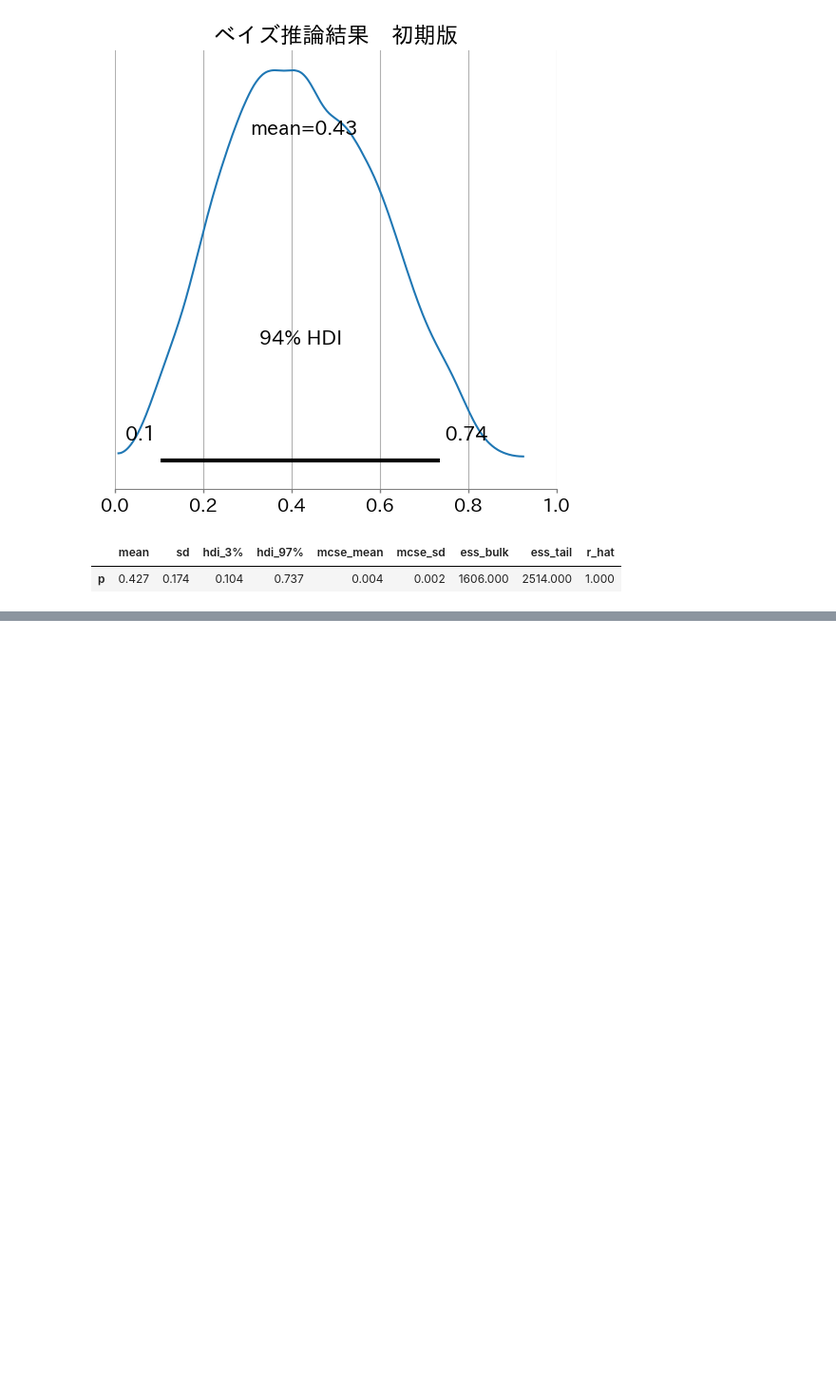
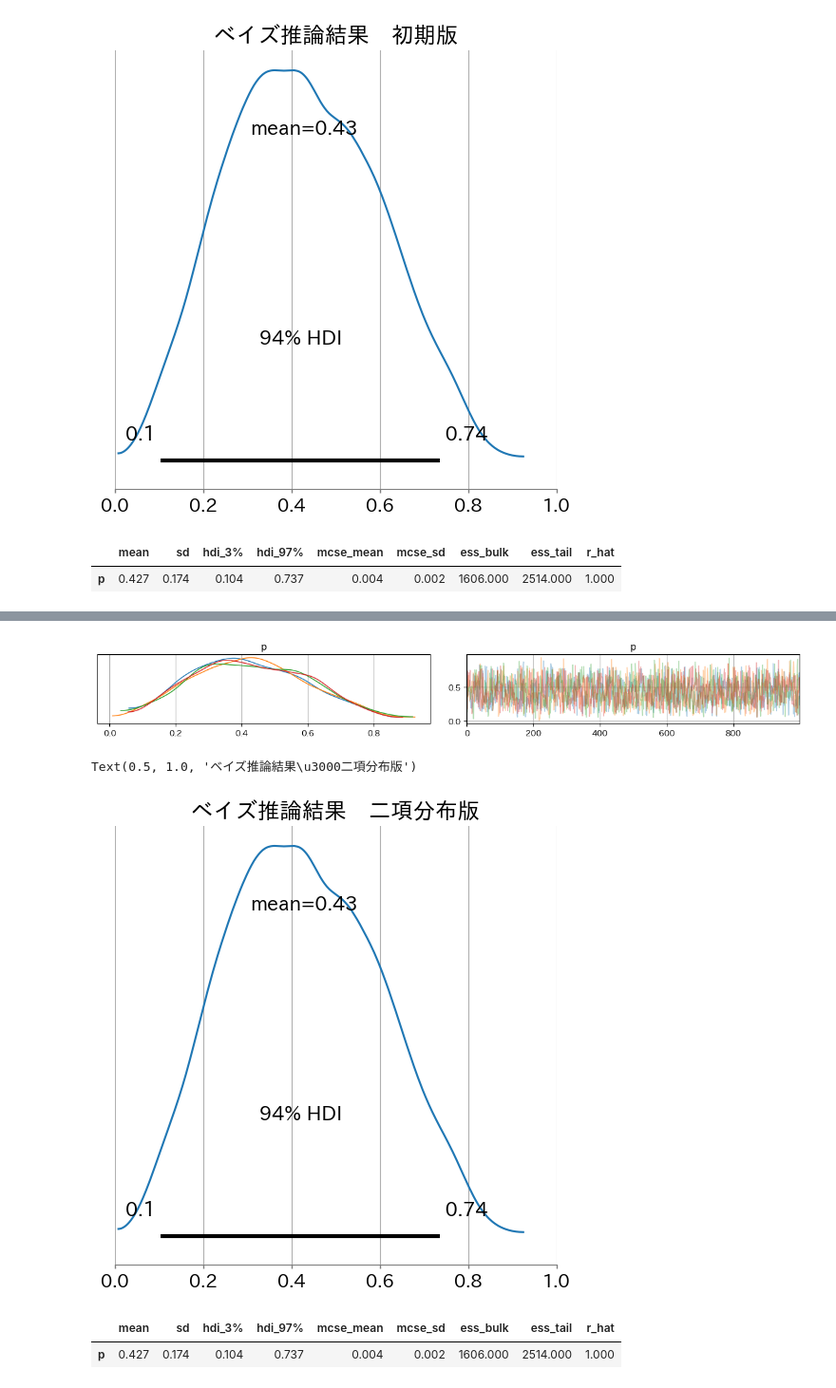
Before and after one commit to maton369/Bayesian_Inference_Practice, a Jupyter notebook: 4章_はじめてのベイズ推論実習.ipynb, the cells around one changed output, grey strips where cells are left out. Shown: that part at 95% size. Drawn from its saved outputs; the diff is of its cells as text; code cells hidden in the pictures; blank space fills up the shorter version.

```diff
--- a/4章_はじめてのベイズ推論実習.ipynb
+++ b/4章_はじめてのベイズ推論実習.ipynb
@@ -785,0 +893,3 @@ display(summary1_2)
+# %%
+with model2:
+    idata2 = pm.sample(random_seed=42)
@@ -785,0 +903,19 @@ display(summary1_2)
+# %%
+axes = az.plot_trace(idata2, compact=False)
+plt.tight_layout()
+# %% [output]
+[figure, added]
+# %%
+plt.rcParams["figure.figsize"] = (6, 6)
+ax = az.plot_posterior(idata2)
+ax.set_xlim(0, 1)
+ax.set_title("ベイズ推論結果　二項分布版")
+# %% [output]
+Text(0.5, 1.0, 'ベイズ推論結果\u3000二項分布版')
+[figure, added]
+# %%
+summary2 = az.summary(idata2)
+display(summary2)
+# %% [output]
+|  | mean | sd | hdi_3% | hdi_97% | mcse_mean | mcse_sd | ess_bulk | ess_tail | r_hat |
+| p | 0.427 | 0.174 | 0.104 | 0.737 | 0.004 | 0.002 | 1606.000 | 2514.000 | 1.000 |
```
Also changed, not shown: parts of 3 cells of this notebook.
